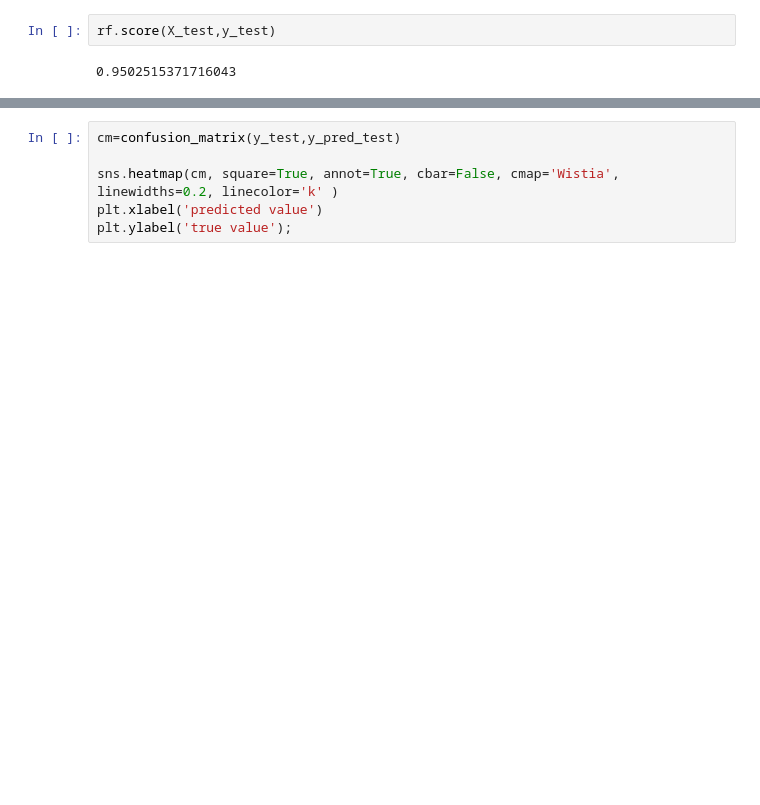
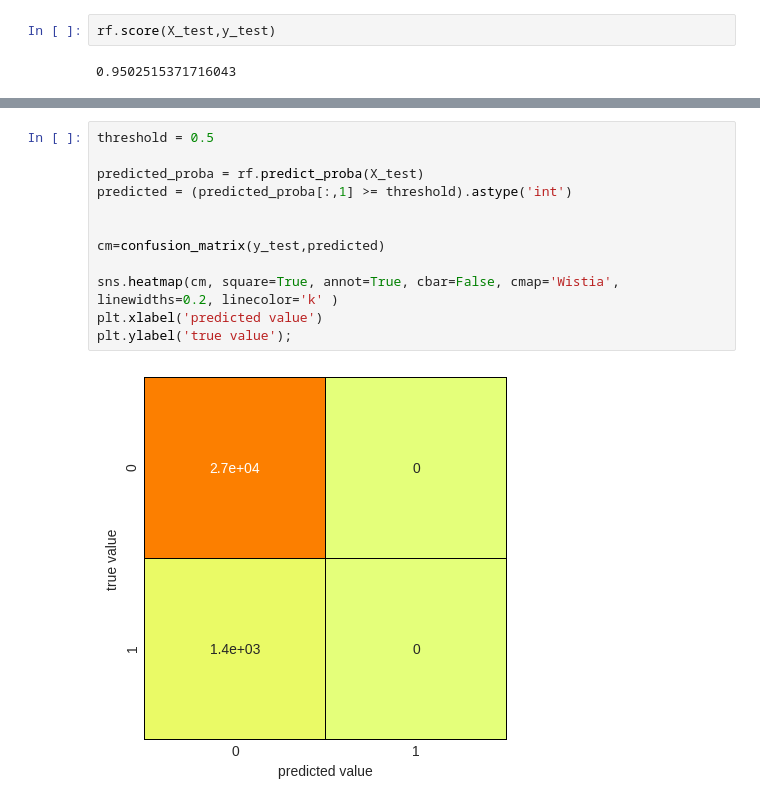
Before and after one commit to DushyantKhinchi/Paralyzed-Veterans-of-America-PVA-, a Jupyter notebook: PVA.ipynb, the cells around one changed output, grey strips where cells are left out. Saved outputs shown, nothing was run; the diff lists cells and outputs as text; blank space fills up the shorter version.

```diff
--- a/PVA.ipynb
+++ b/PVA.ipynb
@@ -618,9 +759,17 @@ plt.ylabel('true value');
 # %%
-cm=confusion_matrix(y_test,y_pred_test)
+threshold = 0.5
+
+predicted_proba = rf.predict_proba(X_test)
+predicted = (predicted_proba[:,1] >= threshold).astype('int')
+
+
+cm=confusion_matrix(y_test,predicted)
 
 sns.heatmap(cm, square=True, annot=True, cbar=False, cmap='Wistia', linewidths=0.2, linecolor='k' )
 plt.xlabel('predicted value')
 plt.ylabel('true value');
+# %% [output]
+[figure, added]
 # %%
 #ROC plot
 import sklearn.metrics as metrics
```
Also changed, not shown: parts of 53 cells of this notebook.
